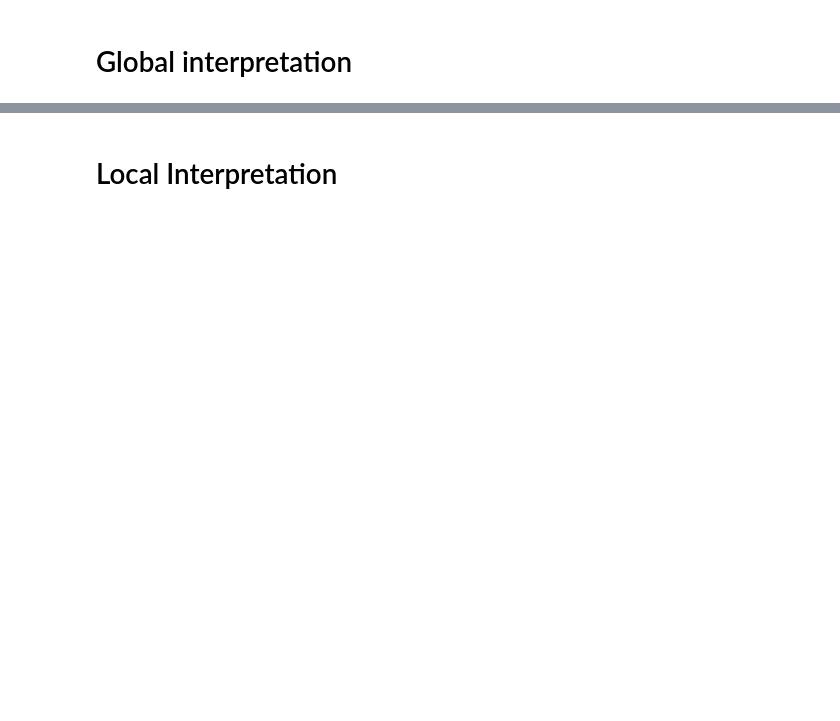
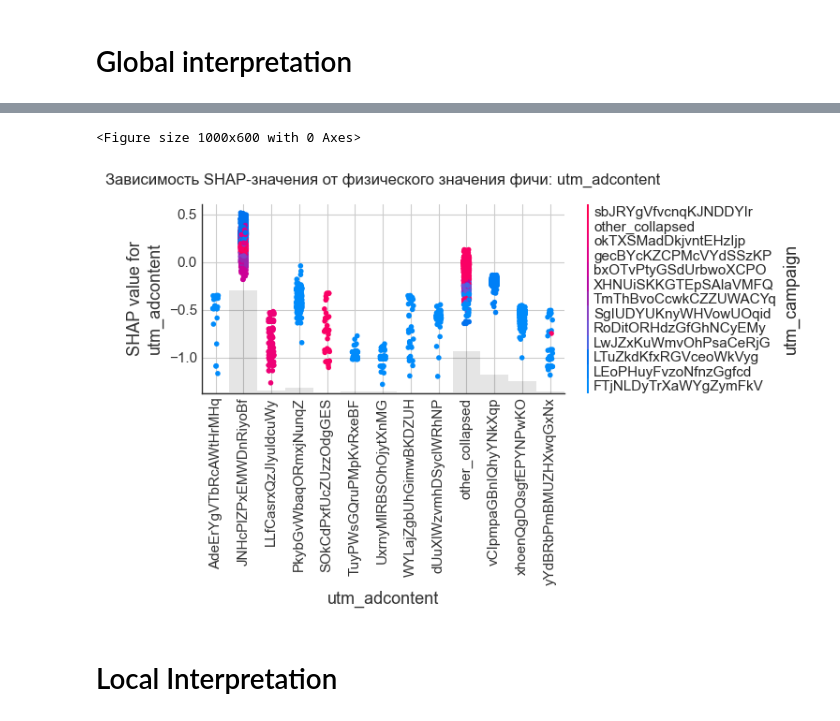
Before and after one commit to fenderfeniks/sber_autopodpiska, a Jupyter notebook: notebooks/5.0-explainability.ipynb, the cells around one changed output, grey strips where cells are left out. Cells and saved outputs as stored; diff of their text form; code cells hidden in the pictures; blank space fills up the shorter version.

```diff
--- a/notebooks/5.0-explainability.ipynb
+++ b/notebooks/5.0-explainability.ipynb
@@ -65,5 +67,7 @@ except AttributeError:
 Проект: outsource_project_name | Режим: Error Analysis
 # %% [markdown]
 # Data Loading
+# %%
+df = pd.read_parquet(f"{cfg.paths.processed_dir}/df_processedv0.0.pq")
 # %%
 loader = UniversalDataLoader(cfg)
@@ -97,0 +85,9 @@ print(f"Данные готовы к расчету SHAP-значений. Фо
+# %%
+print("Загрузка препроцессора и пайплайна модели...")
+prep = joblib.load(models_dir / f"preprocessing_v{preprocessor_version}.pkl")
+
+model_wrapper = get_model(cfg)
+model_wrapper.load(str(models_dir / f"{model_name}_v{model_version}.cbm"))
+
+# Трансформируем признаки (SHAP требует матрицу, которую видела сама модель на входе в fit)
+X_val_clean = prep.transform(X_val)
@@ -132,0 +148,12 @@ plt.show()
+# %%
+global_importance = np.abs(shap_values.values).mean(0)
+feature_importance_df = pd.DataFrame({
+    'Feature': X_val_clean_df.columns,
+    'Importance (mean |SHAP|)': global_importance
+}).sort_values(by='Importance (mean |SHAP|)', ascending=False)
+
+print("=== ТОП ПРИЗНАКОВ ПО ВЛИЯНИЮ НА МОДЕЛЬ ===")
+display(feature_importance_df.head(15))
+
+# Сохраняем текстовую таблицу в отчеты
+feature_importance_df.to_csv(reports_dir / f"shap_feature_importance_v{model_version}.csv", index=False)
@@ -133,3 +175,18 @@ plt.show()
+# %%
+# Выбираем самый важный признак (первый в списке важности)
+top_feature = feature_importance_df.iloc[0]['Feature']
+
+plt.figure(figsize=(10, 6))
+# SHAP dependence plot покажет зависимость и автоматически подберет фичу-партнера для раскраски
+shap.plots.scatter(shap_values[:, top_feature], color=shap_values, show=False)
+
+plt.title(f"Зависимость SHAP-значения от физического значения фичи: {top_feature}", fontsize=12, pad=15)
+plt.tight_layout()
+plt.savefig(reports_dir / f"shap_dependence_{top_feature}.png", bbox_inches='tight')
+plt.show()
+# %% [output]
+<Figure size 1000x600 with 0 Axes>
+[figure, added]
 # %% [markdown]
 # Local Interpretation
 # %%
```
Also changed, not shown: parts of 9 cells of this notebook, 24 other files.
